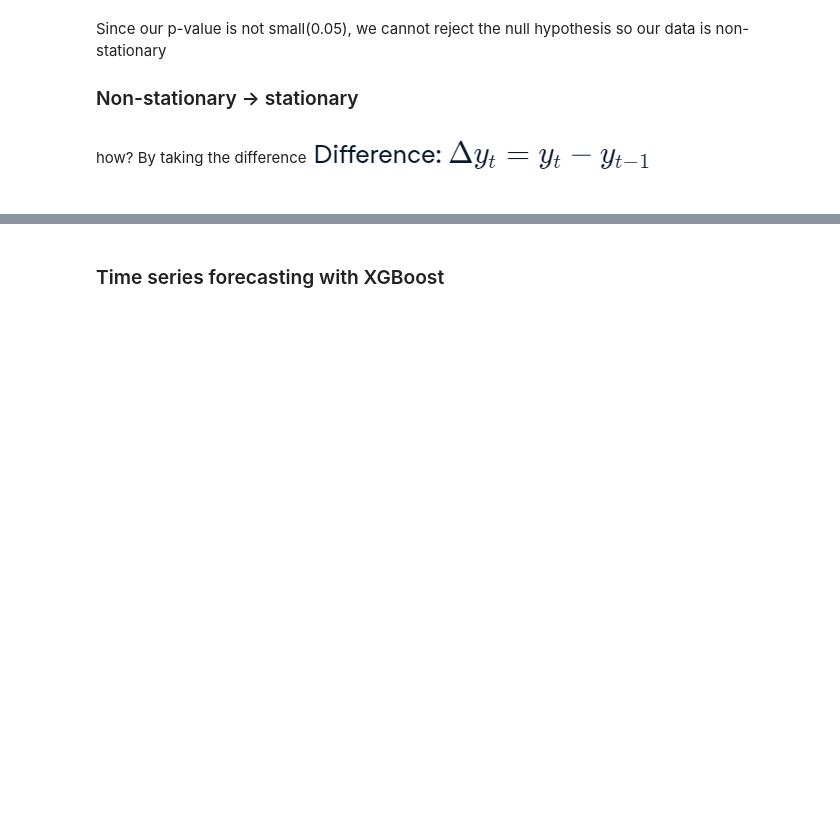
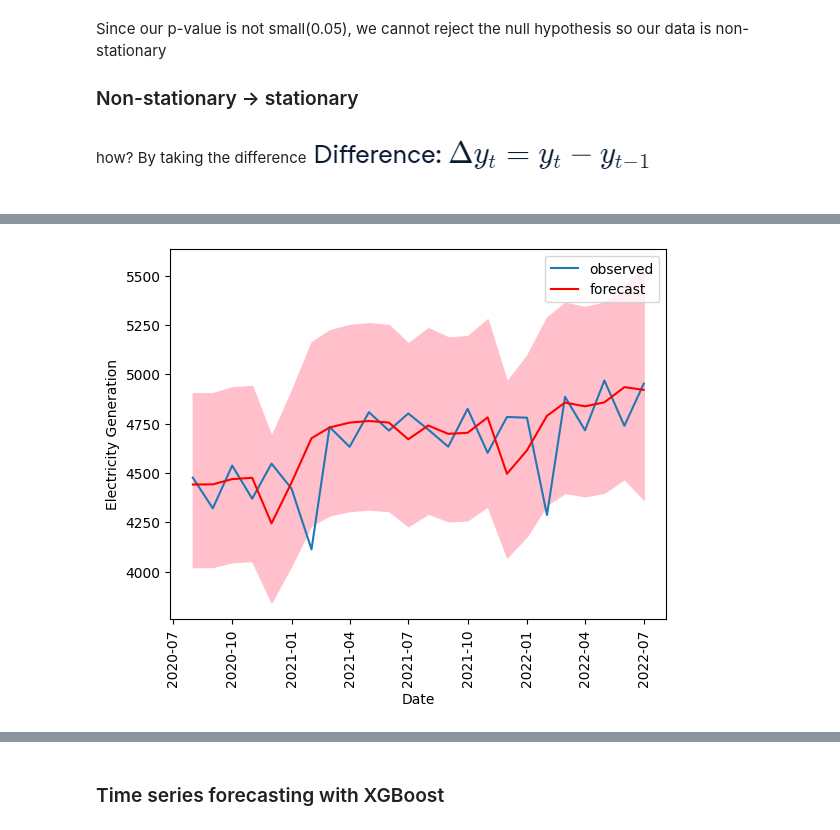
Before and after one commit to LaddieTJC/SG-electricity-generation-analysis, a Jupyter notebook: Singapore Electrical Generation (Industry).ipynb, the cells around one changed output, grey strips where cells are left out. Saved outputs shown, nothing was run; the diff lists cells and outputs as text; code cells hidden in the pictures; blank space fills up the shorter version.

```diff
--- a/Singapore Electrical Generation (Industry).ipynb
+++ b/Singapore Electrical Generation (Industry).ipynb
@@ -178,0 +204,12 @@ results
+# %%
+forecast = results.get_prediction(start='2022-07-01',end='2020-08-01')
+# %%
+mean_forecast = np.exp(forecast.predicted_mean)
+confidence_int = np.exp(forecast.conf_int())
+lower_limits = confidence_int.loc[:,'lower Generation_log_diff']
+upper_limits = confidence_int.loc[:,'upper Generation_log_diff']
+# %%
+df = df.merge(mean_forecast,how='left',left_index=True,right_index=True)
+# %%
+df_sub = df.dropna()
+df_sub
@@ -178,0 +235,19 @@ results
+# %%
+# plot the amazon data
+plt.plot(df_sub.index, df_sub['Generation'], label='observed')
+
+# plot your mean predictions
+plt.plot(df_sub.index, df_sub['predicted_mean'], color='r', label='forecast')
+
+# shade the area between your confidence limits
+plt.fill_between(lower_limits.index, lower_limits,
+		 upper_limits, color='pink')
+
+# set labels, legends and show plot
+plt.xlabel('Date')
+plt.ylabel('Electricity Generation')
+plt.xticks(rotation=90)
+plt.legend()
+plt.show()
+# %% [output]
+[figure, added]
```
Also changed, not shown: parts of 53 cells of this notebook.
